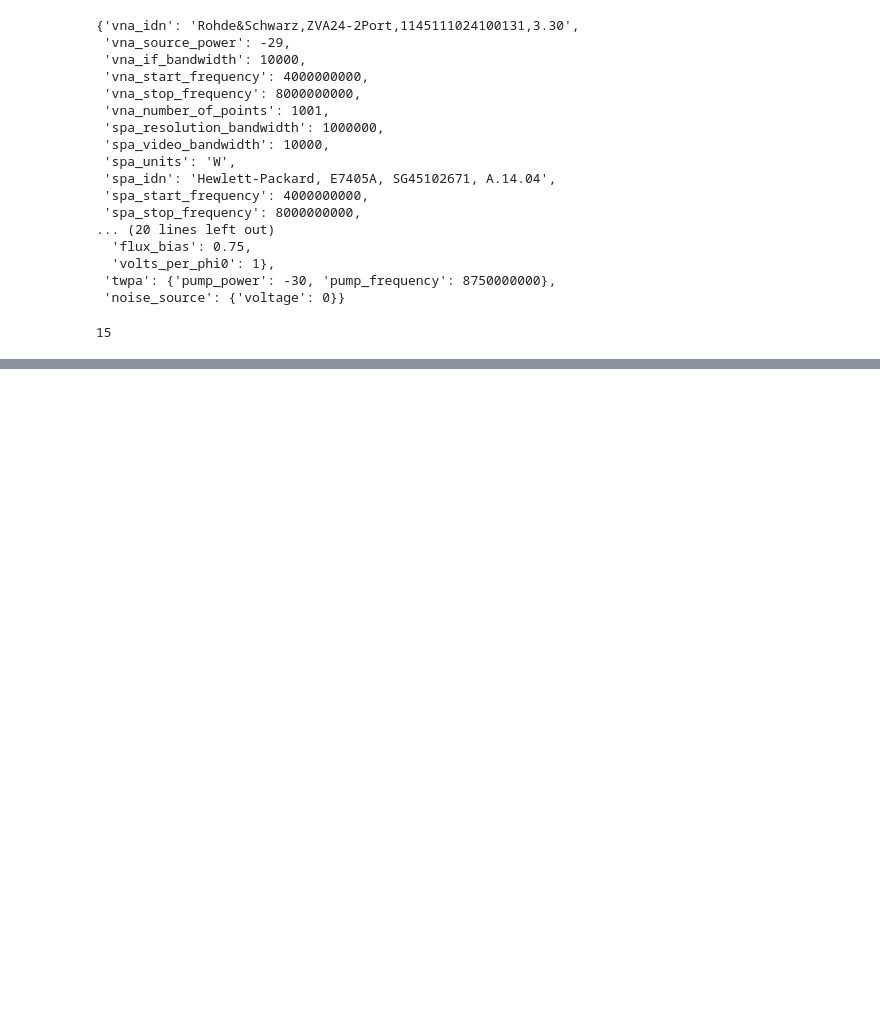
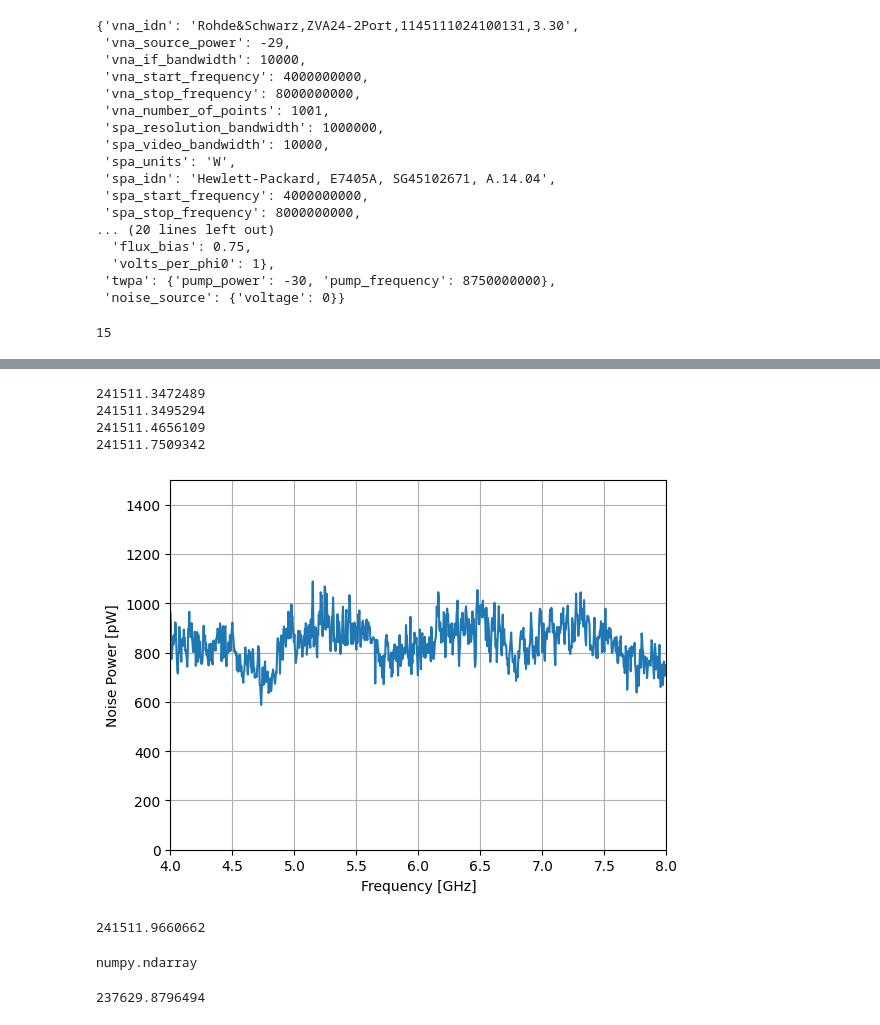
Before and after one commit to lafefspietz/qna-data-summer-2026, a Jupyter notebook: instrument-debug.ipynb, the cells around one changed output, grey strips where cells are left out. Saved outputs shown, nothing was run; the diff lists cells and outputs as text; code cells hidden in the pictures; blank space fills up the shorter version.

```diff
--- a/instrument-debug.ipynb
+++ b/instrument-debug.ipynb
@@ -252,0 +312,40 @@ spa.write(f":SENS:BAND:VID {state['spa_video_bandwidth']}")
+# %%
+frequencies = np.linspace(state['spa_start_frequency'],state['spa_stop_frequency'],state['spa_number_of_points'])
+fghz = frequencies/1e9
+
+spa.write(":UNIT:POW W")
+spa.write("FORM REAL,32")
+spa.write("INIT:CONT OFF")
+spa.timeout = 30000
+
+spa.write("INIT:IMM")
+spa.query("*OPC?")
+
+spa.timeout = 5000
+spa_trace = np.array(spa.query_binary_values("TRAC? TRACE1", datatype="f", is_big_endian=True))
+spa.write("INIT:CONT ON")
+
+plt.plot(fghz, spa_trace/1e-12)
+plt.xlim(fghz[0], fghz[-1])
+plt.ylim(0, 1500)
+plt.grid()
+plt.xlabel('Frequency [GHz]')
+plt.ylabel('Noise Power [pW]')
+#plt.title('direct path')
+#plt.savefig('vna-trace.png', dpi=300, bbox_inches='tight')
+plt.show()
+# %% [output]
+241511.3472489
+241511.3495294
+241511.4656109
+241511.7509342
+[figure, added]
+241511.9660662
+# %%
+plt.plot()
+# %% [output]
+numpy.ndarray
+# %%
+print(time.perf_counter())
+# %% [output]
+237629.8796494
```
Also changed, not shown: parts of 8 cells of this notebook, 8 other files.
